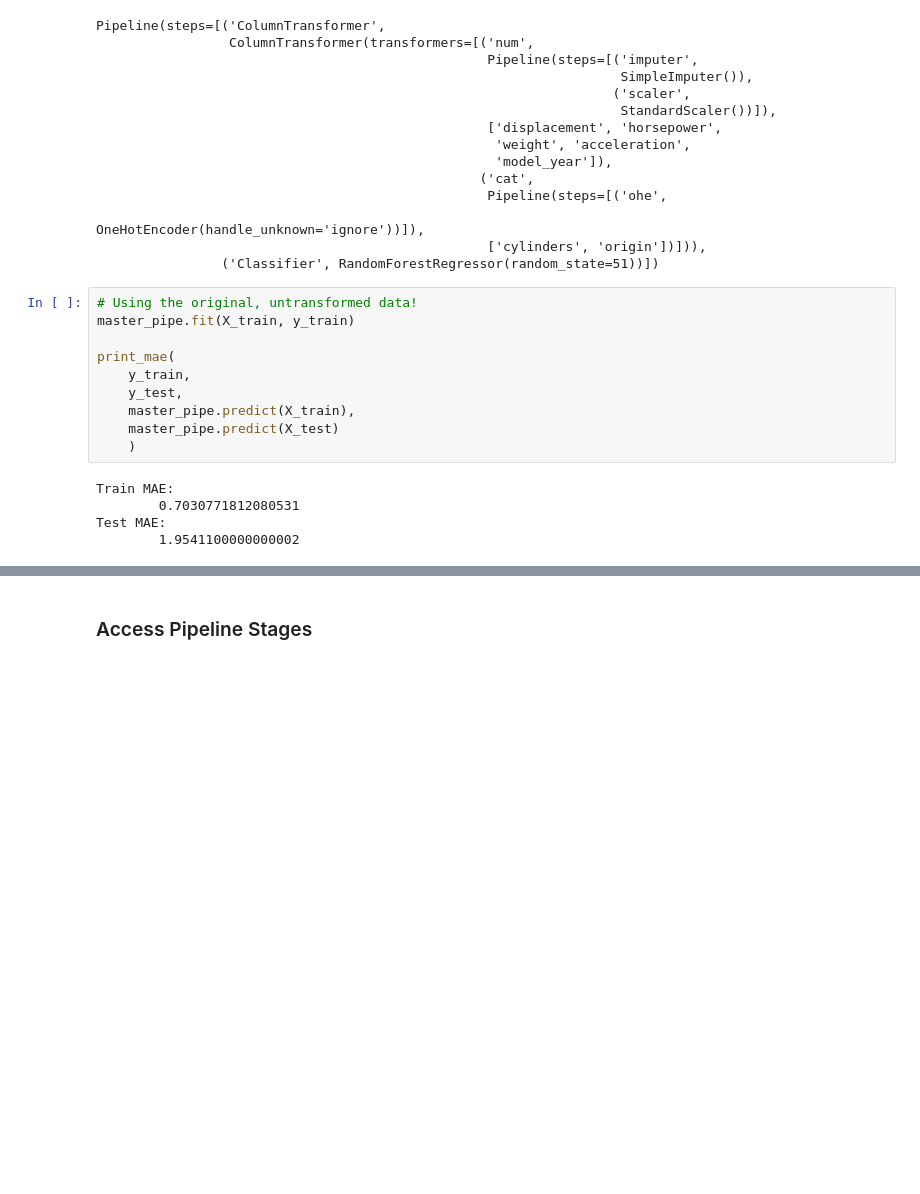
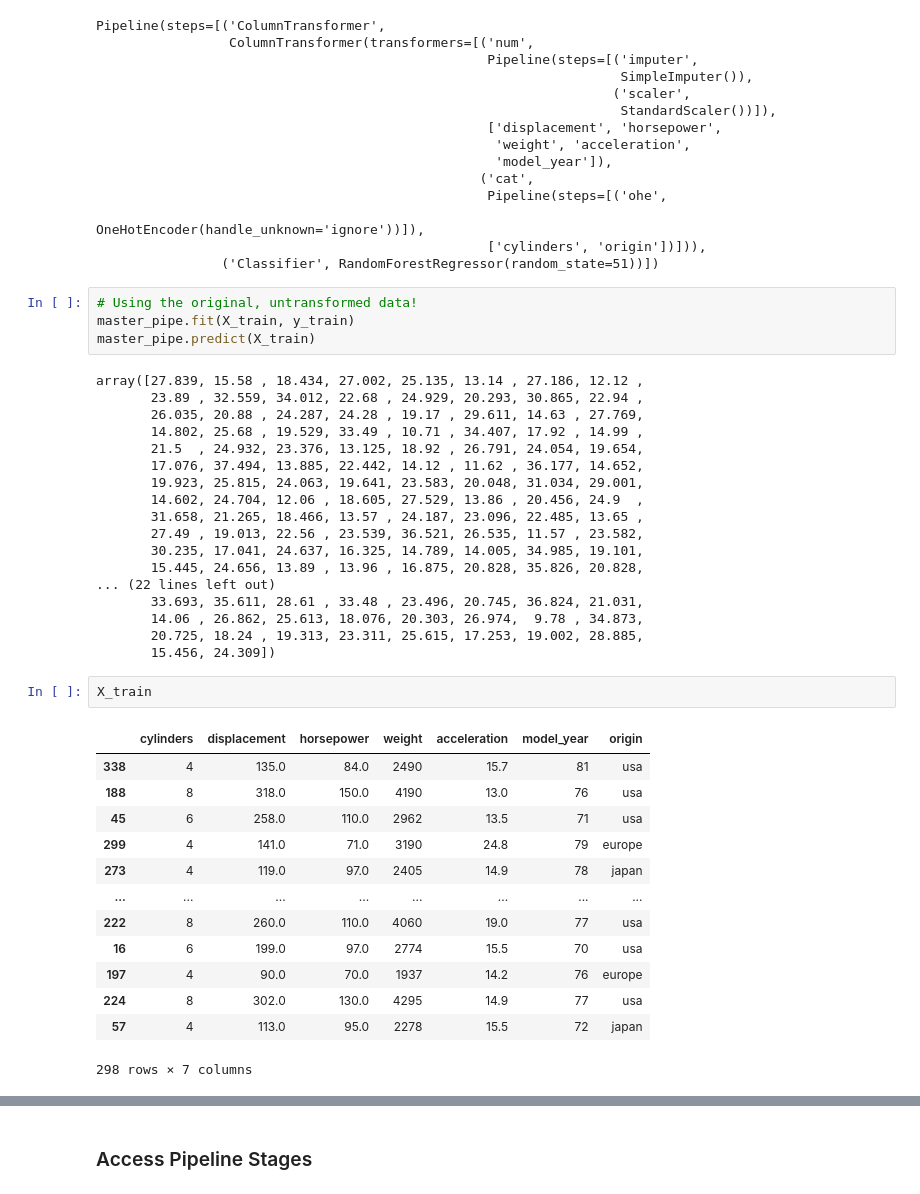
Before and after one commit to cwf231/StudyGroups, a Jupyter notebook: StudyGroupNotes/Phase_3/3.32_building_a_machine_learning_pipeline.ipynb, the cells around one changed output, grey strips where cells are left out. Cells and saved outputs as stored; diff of their text form; blank space fills up the shorter version.

```diff
--- a/StudyGroupNotes/Phase_3/3.32_building_a_machine_learning_pipeline.ipynb
+++ b/StudyGroupNotes/Phase_3/3.32_building_a_machine_learning_pipeline.ipynb
@@ -332,15 +331,38 @@ Pipeline(steps=[('ColumnTransformer',
 # %%
 # Using the original, untransformed data!
 master_pipe.fit(X_train, y_train)
-
-print_mae(
-    y_train,
-    y_test,
-    master_pipe.predict(X_train),
-    master_pipe.predict(X_test)
-    )
+master_pipe.predict(X_train)
 # %% [output]
-Train MAE:
-        0.7030771812080531
-Test MAE:
-        1.9541100000000002
+array([27.839, 15.58 , 18.434, 27.002, 25.135, 13.14 , 27.186, 12.12 ,
+       23.89 , 32.559, 34.012, 22.68 , 24.929, 20.293, 30.865, 22.94 ,
+       26.035, 20.88 , 24.287, 24.28 , 19.17 , 29.611, 14.63 , 27.769,
+       14.802, 25.68 , 19.529, 33.49 , 10.71 , 34.407, 17.92 , 14.99 ,
+       21.5  , 24.932, 23.376, 13.125, 18.92 , 26.791, 24.054, 19.654,
+       17.076, 37.494, 13.885, 22.442, 14.12 , 11.62 , 36.177, 14.652,
+       19.923, 25.815, 24.063, 19.641, 23.583, 20.048, 31.034, 29.001,
+       14.602, 24.704, 12.06 , 18.605, 27.529, 13.86 , 20.456, 24.9  ,
+       31.658, 21.265, 18.466, 13.57 , 24.187, 23.096, 22.485, 13.65 ,
+       27.49 , 19.013, 22.56 , 23.539, 36.521, 26.535, 11.57 , 23.582,
+       30.235, 17.041, 24.637, 16.325, 14.789, 14.005, 34.985, 19.101,
+       15.445, 24.656, 13.89 , 13.96 , 16.875, 20.828, 35.826, 20.828,
+... (22 lines left out)
+       33.693, 35.611, 28.61 , 33.48 , 23.496, 20.745, 36.824, 21.031,
+       14.06 , 26.862, 25.613, 18.076, 20.303, 26.974,  9.78 , 34.873,
+       20.725, 18.24 , 19.313, 23.311, 25.615, 17.253, 19.002, 28.885,
+       15.456, 24.309])
+# %%
+X_train
+# %% [output]
+|  | cylinders | displacement | horsepower | weight | acceleration | model_year | origin |
+| 338 | 4 | 135.0 | 84.0 | 2490 | 15.7 | 81 | usa |
+| 188 | 8 | 318.0 | 150.0 | 4190 | 13.0 | 76 | usa |
+| 45 | 6 | 258.0 | 110.0 | 2962 | 13.5 | 71 | usa |
+| 299 | 4 | 141.0 | 71.0 | 3190 | 24.8 | 79 | europe |
+| 273 | 4 | 119.0 | 97.0 | 2405 | 14.9 | 78 | japan |
+| ... | ... | ... | ... | ... | ... | ... | ... |
+| 222 | 8 | 260.0 | 110.0 | 4060 | 19.0 | 77 | usa |
+| 16 | 6 | 199.0 | 97.0 | 2774 | 15.5 | 70 | usa |
+| 197 | 4 | 90.0 | 70.0 | 1937 | 14.2 | 76 | europe |
+| 224 | 8 | 302.0 | 130.0 | 4295 | 14.9 | 77 | usa |
+| 57 | 4 | 113.0 | 95.0 | 2278 | 15.5 | 72 | japan |
+298 rows × 7 columns
```
Also changed, not shown: parts of 2 cells of this notebook, 2 other files.
